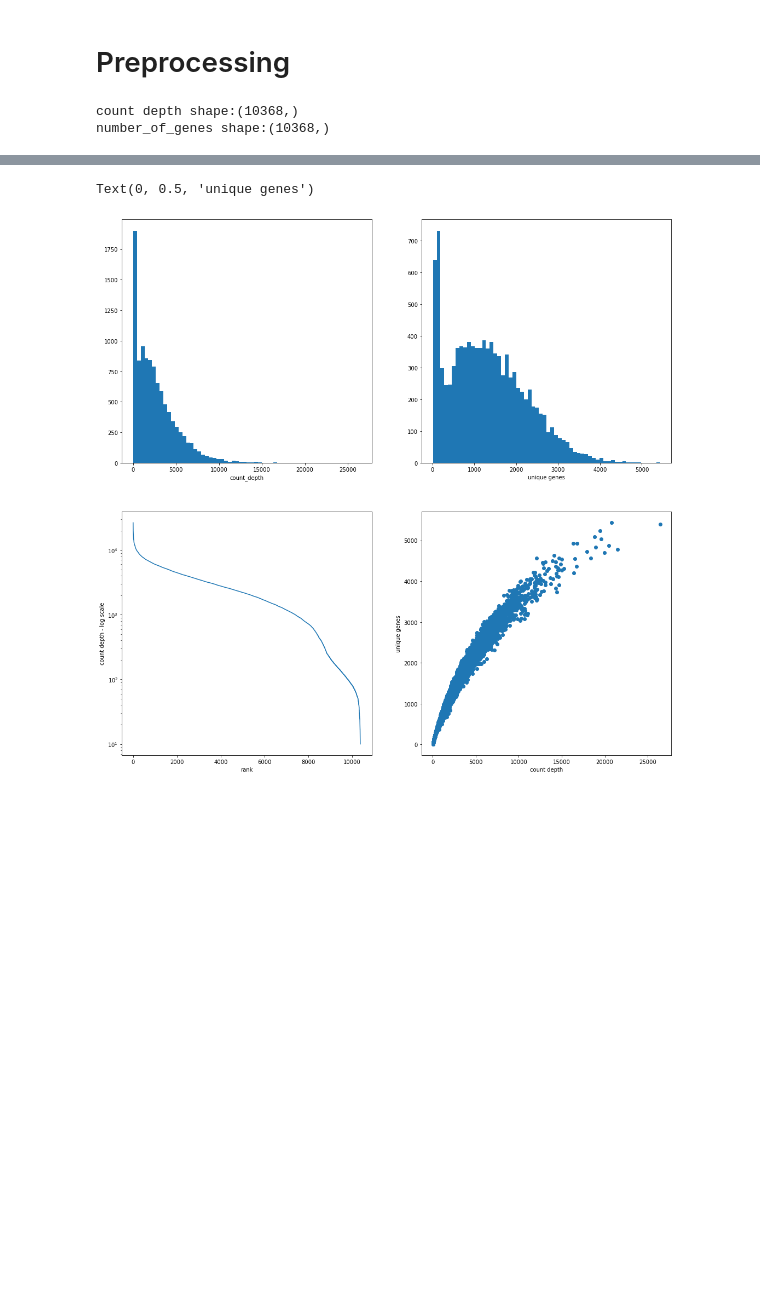
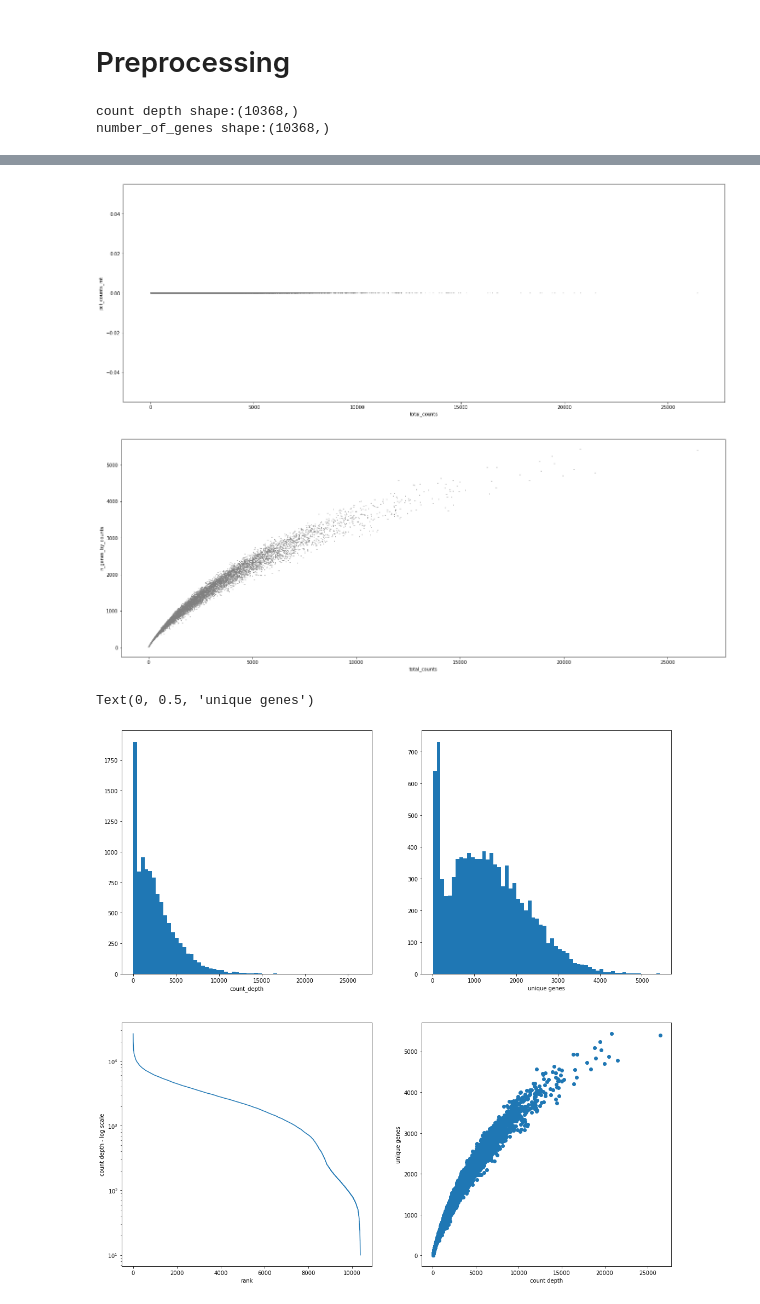
Before and after one commit to jbishop45/CS-7641-Project, a Jupyter notebook: Code/data_preprocessing.ipynb, the cells around one changed output, grey strips where cells are left out. Saved outputs shown, nothing was run; the diff lists cells and outputs as text; code cells hidden in the pictures; blank space fills up the shorter version.

```diff
--- a/Code/data_preprocessing.ipynb
+++ b/Code/data_preprocessing.ipynb
@@ -38,3 +50,9 @@ number_of_genes shape:(10368,)
+# %%
+sc.pl.scatter(adata, x='total_counts', y='pct_counts_mt')
+sc.pl.scatter(adata, x='total_counts', y='n_genes_by_counts')
+# %% [output]
+[figure, new version]
+[figure, new version]
 # %%
 plt.rcParams["figure.figsize"] = [18,18]
 fig, axs = plt.subplots(2, 2)
```
Also changed, not shown: parts of 36 cells of this notebook, 4 other files.
